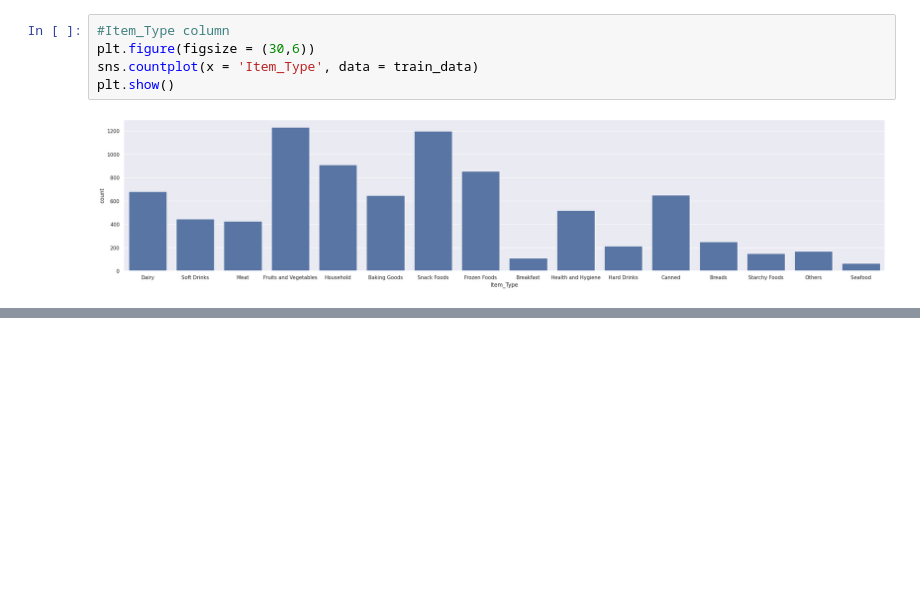
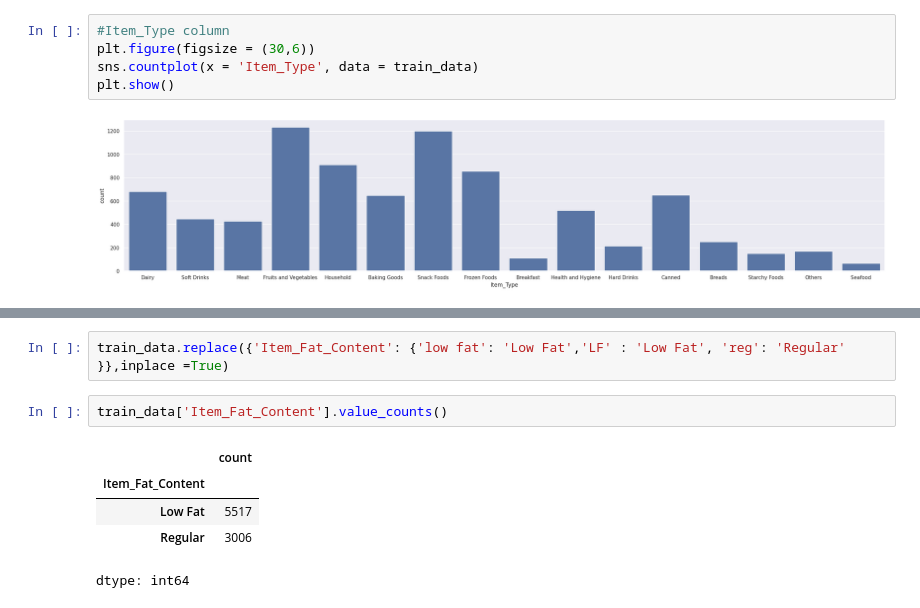
Before and after one commit to HMBinara/ML_Project, a Jupyter notebook: Big_M_S_Prediction.ipynb, the cells around one changed output, grey strips where cells are left out. Saved outputs shown, nothing was run; the diff lists cells and outputs as text; blank space fills up the shorter version.

```diff
--- a/Big_M_S_Prediction.ipynb
+++ b/Big_M_S_Prediction.ipynb
@@ -253,0 +283,10 @@ plt.show()
+# %%
+train_data.replace({'Item_Fat_Content': {'low fat': 'Low Fat','LF' : 'Low Fat', 'reg': 'Regular' }},inplace =True)
+# %%
+train_data['Item_Fat_Content'].value_counts()
+# %% [output]
+|  | count |
+| Item_Fat_Content |  |
+| Low Fat | 5517 |
+| Regular | 3006 |
+dtype: int64
```
Also changed, not shown: parts of 23 cells of this notebook.
